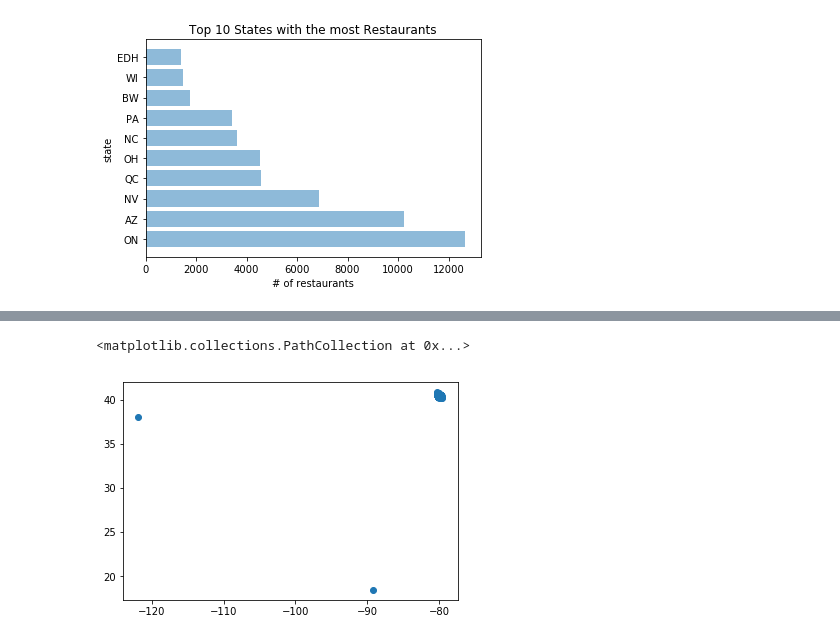
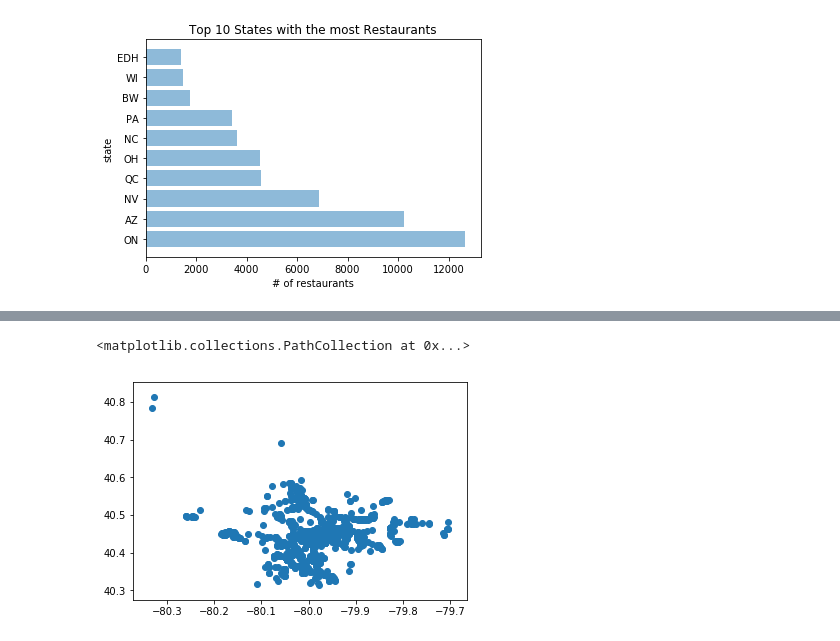
Before and after one commit to emily-jean/yelp-data-mining, a Jupyter notebook: project/update1.ipynb, the cells around one changed output, grey strips where cells are left out. Cells and saved outputs as stored; diff of their text form; code cells hidden in the pictures.

```diff
--- a/project/update1.ipynb
+++ b/project/update1.ipynb
@@ -119,17 +119,17 @@ Latin American : 20
 Greek : 31
 # %%
 ############ ALL RESTAURANTS IN PITTSBURGH ############
-data = pd.read_sql("select business.id, business.name, business.neighborhood, business.latitude, business.longitude, business.review_count from business inner join category on business.id = category.business_id where business.city = 'Pittsburgh' group by business.id order by business.neighborhood ASC;", connection).values
+data = pd.read_sql("select business.id, business.name, business.neighborhood, business.latitude, business.longitude, business.review_count from business inner join category on business.id = category.business_id where business.city = 'Pittsburgh' and category.category = 'Restaurants' group by business.id order by business.neighborhood ASC;", connection).values
 
 column_names=('id','name','neighborhood','latitude','longitude', 'review_count')
 business_df = pd.DataFrame(data=data[0:,0:], index=data[0:,0], columns=column_names) #, columns=column_names
 business_df = business_df[['id','name','neighborhood','latitude','longitude', 'review_count']]
 
 business_df.review_count = business_df.review_count.astype('float64')
 business_df.latitude = business_df.latitude.astype('float64')
 business_df.longitude = business_df.longitude.astype('float64')
 
 pylab.scatter(business_df.longitude,business_df.latitude)
 # %% [output]
 <matplotlib.collections.PathCollection at 0x...>
-[figure, old version]
+[figure, new version]
```
Also changed, not shown: 1 other file.
